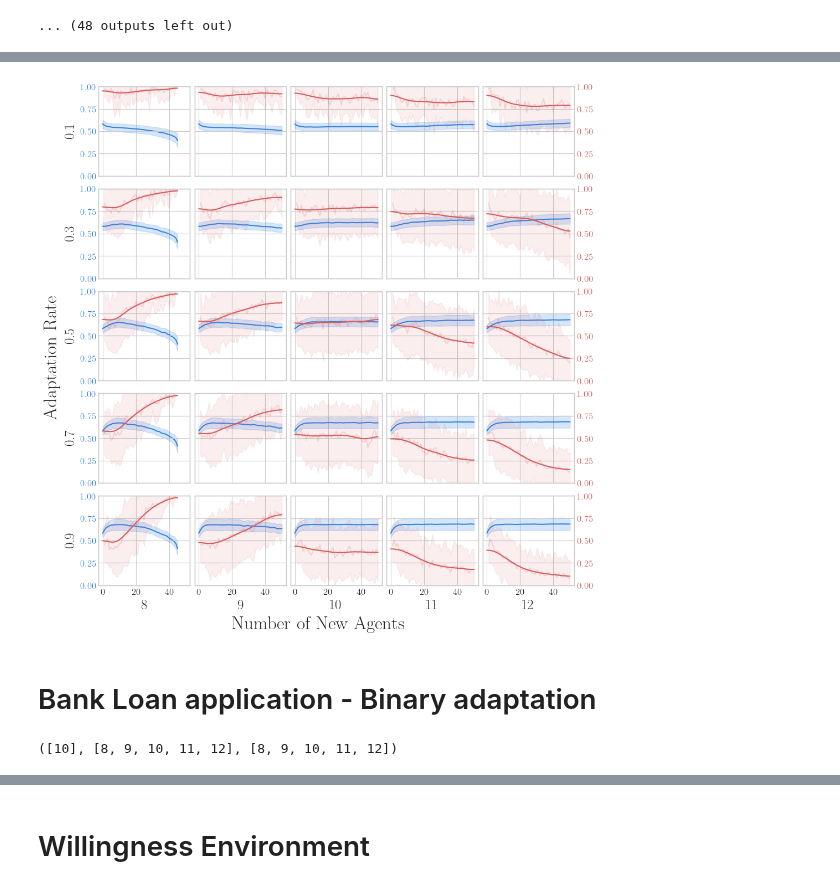
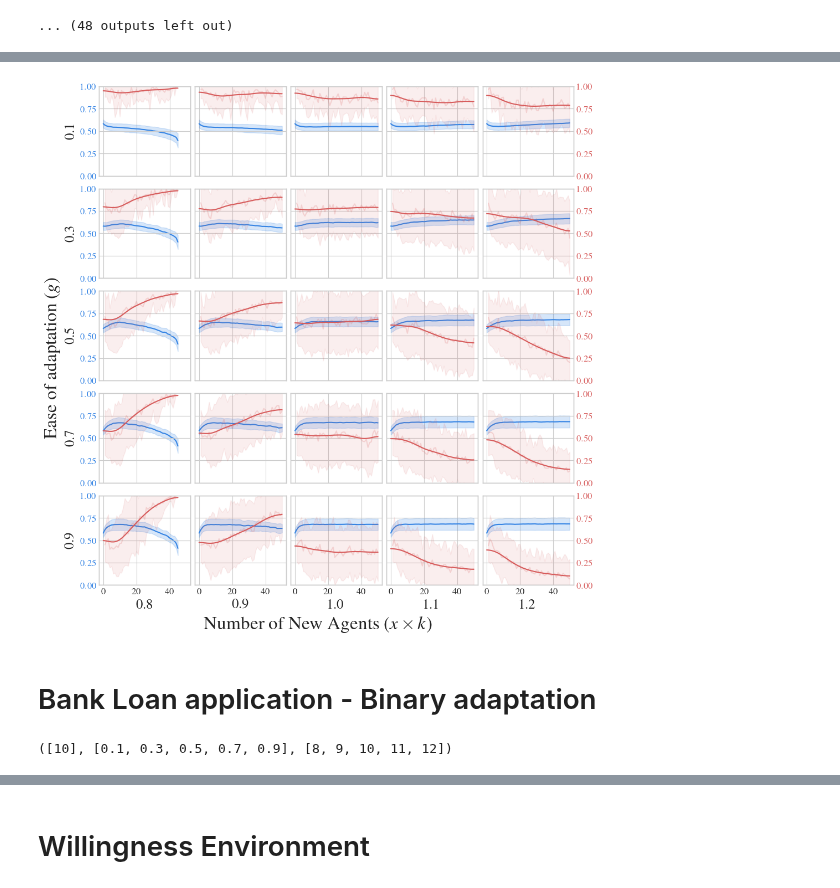
Before and after one commit to joaopfonseca/recourse-over-time, a Jupyter notebook: notebooks/2.1-averaged-simulations.ipynb, the cells around one changed output, grey strips where cells are left out. Drawn from its saved outputs; the diff is of its cells as text; code cells hidden in the pictures.

```diff
--- a/notebooks/2.1-averaged-simulations.ipynb
+++ b/notebooks/2.1-averaged-simulations.ipynb
@@ -150,7 +154,7 @@ def n_runs_simulations_scores_panel(results, adaptation_list, new_agents_list):
         axes[i, 0].set_ylabel(f"{adaptation_list[i]}", fontsize=18)
 
     for j in range(len(new_agents_list)):
-        axes[-1, j].set_xlabel(f"{new_agents_list[j]}", fontsize=18)
+        axes[-1, j].set_xlabel(f"{new_agents_list[j] / 10}", fontsize=18)
 
     fig.supxlabel(r"Number of New Agents", fontsize=24)
     fig.supylabel("Adaptation Rate", fontsize=24)
@@ -337,28 +341,30 @@ for i, random_state in enumerate(check_random_states(RNG_SEED, N_RUNS)):
 [interactive output not drawn]
 ... (48 outputs left out)
 # %%
-n_runs_simulations_scores_panel(all_runs_bla3, ADAPTATION_BLA3, NEW_AGENTS_BLA3)
+fig, axes = n_runs_simulations_scores_panel(all_runs_bla3, ADAPTATION_BLA3, NEW_AGENTS_BLA3)
+fig.supylabel("Ease of adaptation ($g$)", fontsize=24)
+fig.supxlabel(r"Number of New Agents ($x \times k$)", fontsize=24)
 plt.savefig(
     join(SAVE_PATH, f"multiple_runs_{N_RUNS}_gaussian_panel.pdf"),
     format="pdf",
     bbox_inches="tight",
 )
 plt.show()
 # %% [output]
 [interactive output not drawn]
 [interactive output not drawn]
 [interactive output not drawn]
-[figure, old version]
+[figure, new version]
 # %% [markdown]
 # Bank Loan application - Binary adaptation
 # %%
 # Meta-simulation variables
 N_LOANS_BLA2 = [10]  # number of loans is fixed
-ADAPTATION_BLA2 = [8, 9, 10, 11, 12]
+ADAPTATION_BLA2 = [0.1, 0.3, 0.5, 0.7, 0.9]
 NEW_AGENTS_BLA2 = [8, 9, 10, 11, 12]
 N_LOANS_BLA2, ADAPTATION_BLA2, NEW_AGENTS_BLA2
 # %% [output]
-([10], [8, 9, 10, 11, 12], [8, 9, 10, 11, 12])
+([10], [0.1, 0.3, 0.5, 0.7, 0.9], [8, 9, 10, 11, 12])
 # %%
 all_runs_bla2 = []
 for i, random_state in enumerate(check_random_states(RNG_SEED, N_RUNS)):
```
Also changed, not shown: parts of 8 cells of this notebook, 5 other files.
